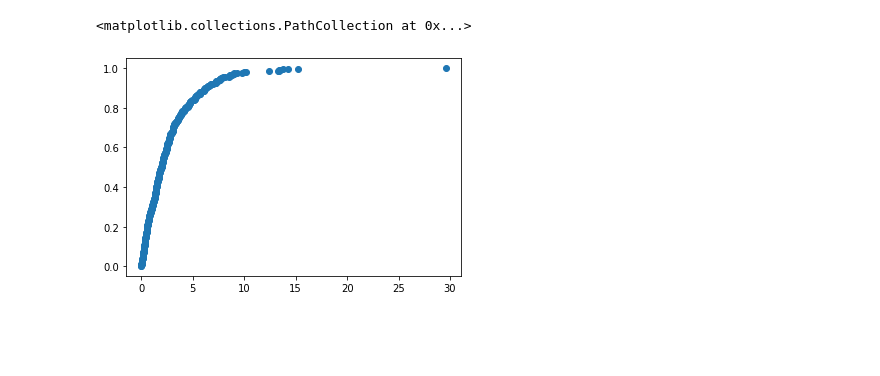
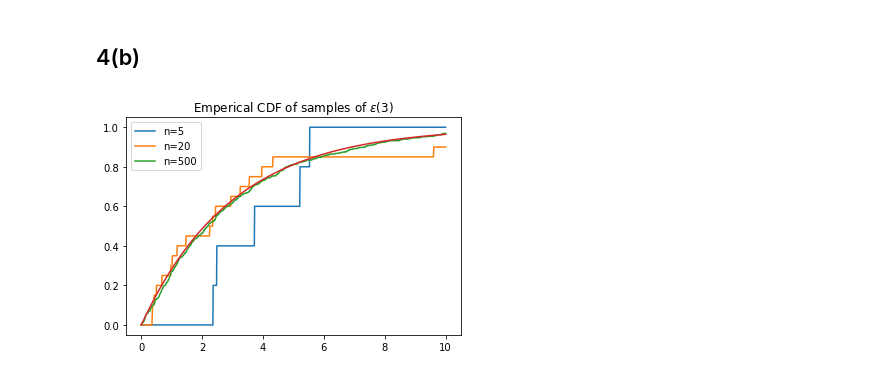
Before and after one commit to EddyShao/mathstats, a Jupyter notebook: HW4/HW4_Q4.ipynb, the cells around one changed output. Saved outputs shown, nothing was run; the diff lists cells and outputs as text; code cells hidden in the pictures; blank space fills up the shorter version.

```diff
--- a/HW4/HW4_Q4.ipynb
+++ b/HW4/HW4_Q4.ipynb
@@ -16,6 +7,23 @@ def ecdf(data):
-# %%
-x, y = ecdf(e_ex)
-plt.scatter(x, y)
-# %% [output]
-<matplotlib.collections.PathCollection at 0x...>
-[figure, removed]
+# %% [markdown]
+## 4(b)
+# %%
+# Set up the data array
+expo5 = [np.random.exponential(3) for i in range(5)]
+expo20 = [np.random.exponential(3) for i in range(20)]
+expo500 = [np.random.exponential(3) for i in range(500)]
+# %%
+# Use ECDF method to generate the emperical cdf
+ecdf5 = ECDF(expo5)
+ecdf20 = ECDF(expo20)
+ecdf500 = ECDF(expo500)
+# %%
+x_space = np.linspace(0, 10, 1000)
+plt.plot(x_space, ecdf5(x_space), label="n=5")
+plt.plot(x_space, ecdf20(x_space), label="n=20")
+plt.plot(x_space, ecdf500(x_space), label="n=500")
+plt.title("Emperical CDF of samples of " + r"$\epsilon(3)$")
+plt.plot(x_space, stats.expon.cdf(x_space, scale=3))
+plt.legend()
+plt.show()
+# %% [output]
+[figure, added]
```
Also changed, not shown: parts of 11 cells of this notebook, 4 other files.
